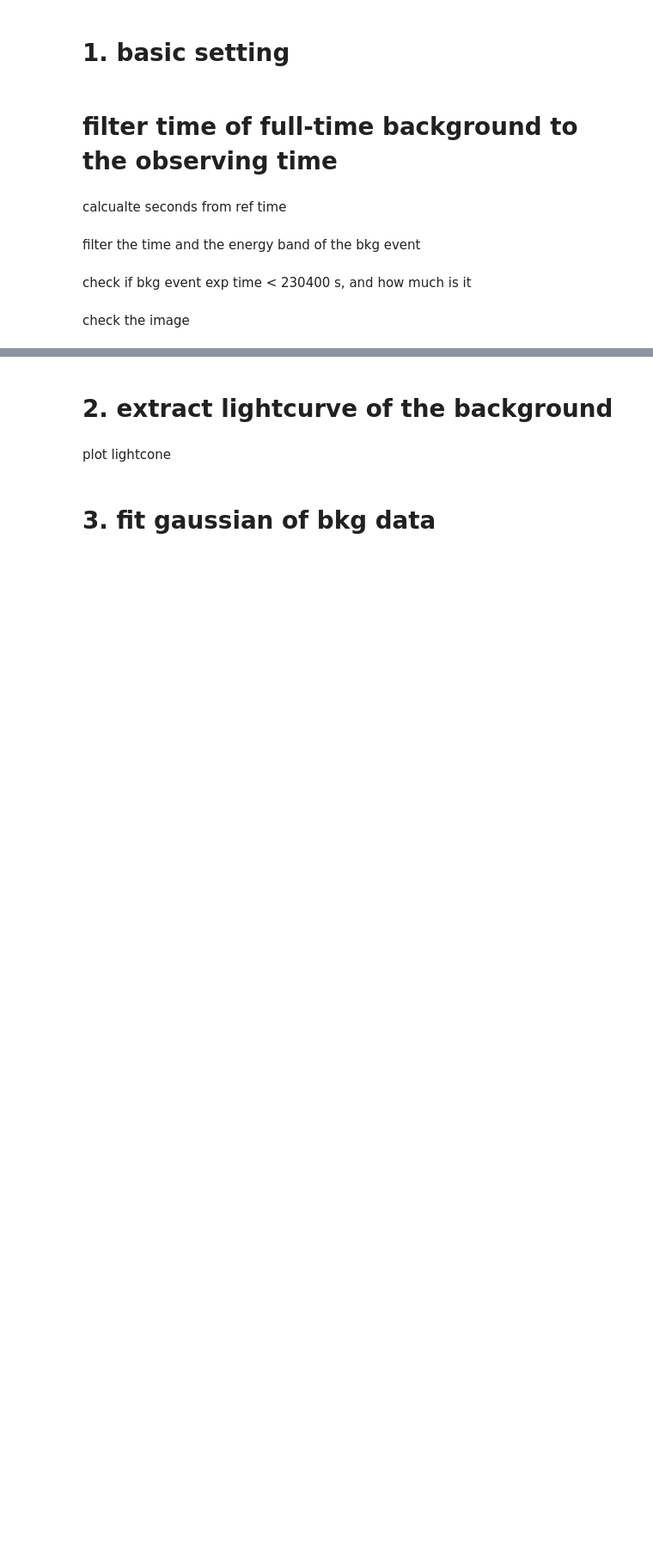
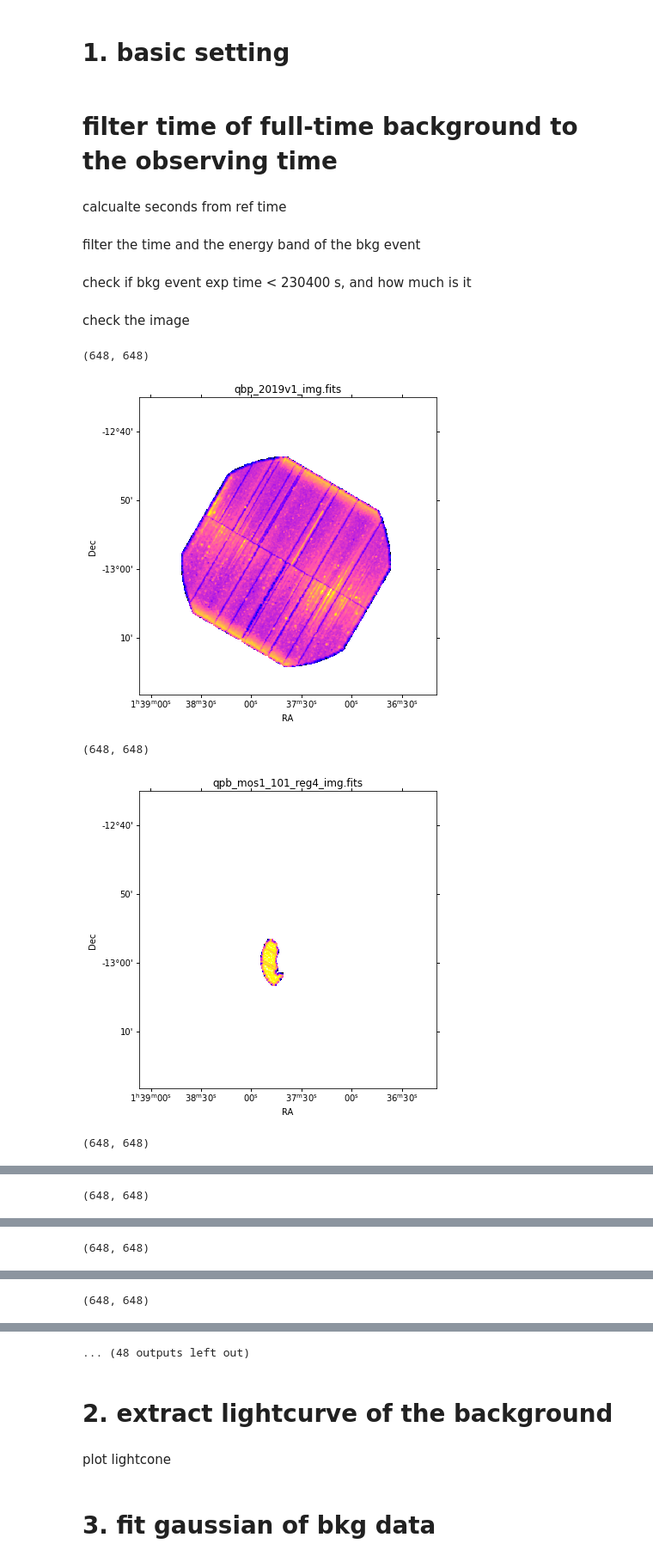
Before and after one commit to yanlingchen1/XMM_datareduction, a Jupyter notebook: xmm_bkg_extraction.ipynb, the cells around one changed output, grey strips where cells are left out. Shown at 86% size. Drawn from its saved outputs; the diff is of its cells as text; code cells hidden in the pictures; blank space fills up the shorter version.

```diff
--- a/xmm_bkg_extraction.ipynb
+++ b/xmm_bkg_extraction.ipynb
@@ -112,25 +112,31 @@ check the image
 # %%
 os.chdir(bkg_dir)
 os.makedirs('png', exist_ok=True)
 
-for file in glob.glob(f'imgs/*_img.fits'):
+for file in glob(f'*_img.fits'):
     title = file
     hdu = fits.open(f'{file}')[0]
     image_data = hdu.data
     print(image_data.shape)
     fig = plt.figure(figsize = (6,6))
     ax = fig.add_axes([0.1, 0.1, 0.8, 0.8], projection=WCS(f'{file}'))
     ra = ax.coords[0]
     dec = ax.coords[1]
 
     ra.set_axislabel('RA')
     dec.set_axislabel('Dec')
     image_data = np.where(np.isfinite(np.log10(image_data)), image_data, np.nan)
     astropy_conv = convolve(image_data, kernel)
     ax.set_title(title)
-    print(np.nanmax(np.log10(image_data)), np.nanmin(np.log10(image_data)[image_data>0]))
-    ax.matshow(np.log10(astropy_conv[50:650,50:550]), vmax = 0.3,cmap='gnuplot2',origin='lower')
+    # print(np.nanmax(np.log10(image_data)), np.nanmin(np.log10(image_data)[image_data>0]))
+    ax.matshow(np.log10(astropy_conv), cmap='gnuplot2',origin='lower')
     # plt.colorbar()
     plt.savefig(f'png/{os.path.basename(file).split(".")[0]}.png')
     plt.show()
     plt.close()
+# %% [output]
+(648, 648)
+[figure, added]
+(648, 648)
+[figure, added]
+(648, 648)
@@ -136,0 +144 @@ for file in glob.glob(f'imgs/*_img.fits'):
+(648, 648)
@@ -136,0 +146 @@ for file in glob.glob(f'imgs/*_img.fits'):
+(648, 648)
@@ -136,0 +148 @@ for file in glob.glob(f'imgs/*_img.fits'):
+(648, 648)
@@ -137,3 +150,4 @@ for file in glob.glob(f'imgs/*_img.fits'):
+... (48 outputs left out)
 # %% [markdown]
 # 2. extract lightcurve of the background
 # %%
```
Also changed, not shown: parts of 6 cells of this notebook, 2 other files.
